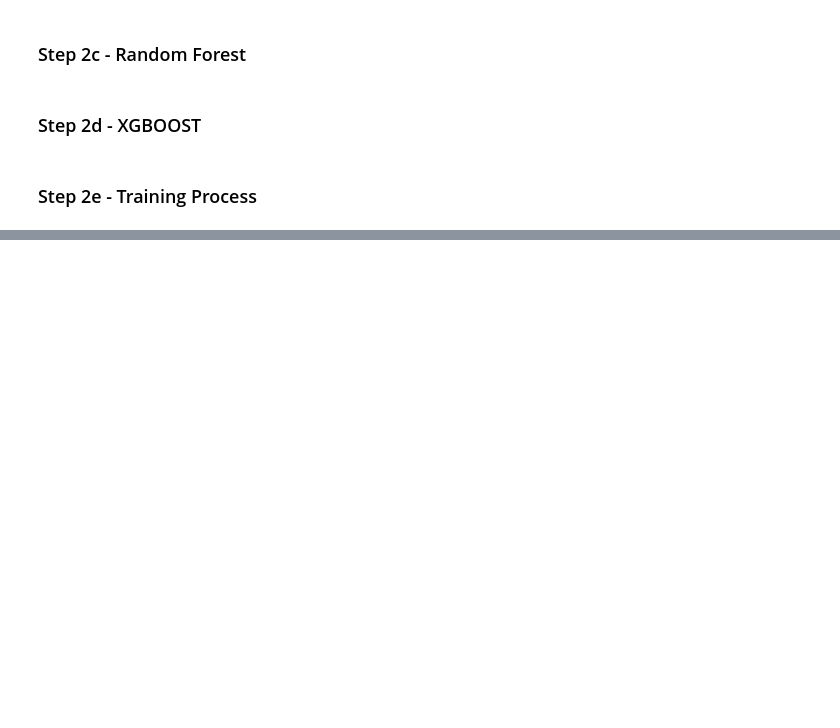
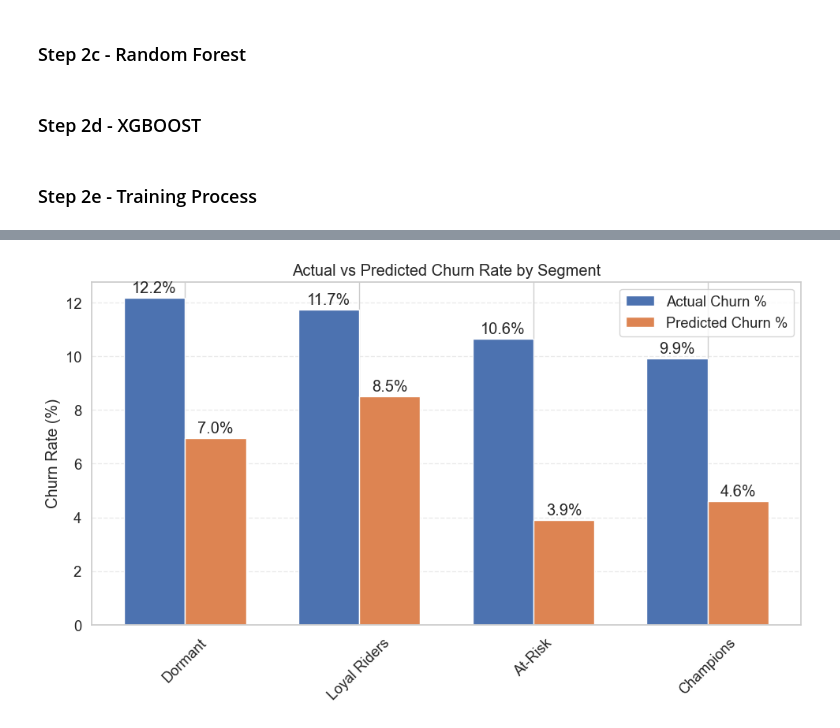
Before and after one commit to Alpha-rammy/Ridewise_London, a Jupyter notebook: notebooks/04_churn_prediction.ipynb, the cells around one changed output, grey strips where cells are left out. Saved outputs shown, nothing was run; the diff lists cells and outputs as text; code cells hidden in the pictures; blank space fills up the shorter version.

```diff
--- a/notebooks/04_churn_prediction.ipynb
+++ b/notebooks/04_churn_prediction.ipynb
@@ -199,0 +457,42 @@ for name, model in MODELS.items():
+# %%
+# Visualize segment performance
+
+seg_order = seg_perf["actual_churn_pet"].sort_values(ascending=False).index
+
+fig, ax = plt.subplots(figsize=(10, 6))
+x = np.arange(len(seg_perf))
+width = 0.35
+
+
+ax.bar(
+    x - width/2, seg_perf.loc[seg_order, "actual_churn_pet"],
+    width=width, label="Actual Churn %", edgecolor="white"
+)
+
+ax.bar(
+    x + width/2, seg_perf.loc[seg_order, "predicted_churn_pet"],
+    width=width, label="Predicted Churn %", edgecolor="white"
+)
+
+
+for i, v in enumerate(seg_perf.loc[seg_order, "actual_churn_pet"]):
+    ax.text(i - width/2, v + 0.2, f"{v:.1f}%", ha="center")
+
+for i, v in enumerate(seg_perf.loc[seg_order, "predicted_churn_pet"]):
+    ax.text(i + width/2, v + 0.2, f"{v:.1f}%", ha="center")
+
+    #actual_color = "#1f77b4"
+   # pred_color = "#ff7f0e"
+
+ax.grid(axis="y", linestyle="--", alpha=0.4)
+
+
+
+ax.set_xticks(x)
+ax.set_xticklabels(seg_order, rotation=45)
+ax.set(title="Actual vs Predicted Churn Rate by Segment", ylabel="Churn Rate (%)")
+ax.legend()
+plt.tight_layout()
+plt.show()
+# %% [output]
+[figure, added]
```
Also changed, not shown: parts of 24 cells of this notebook.
